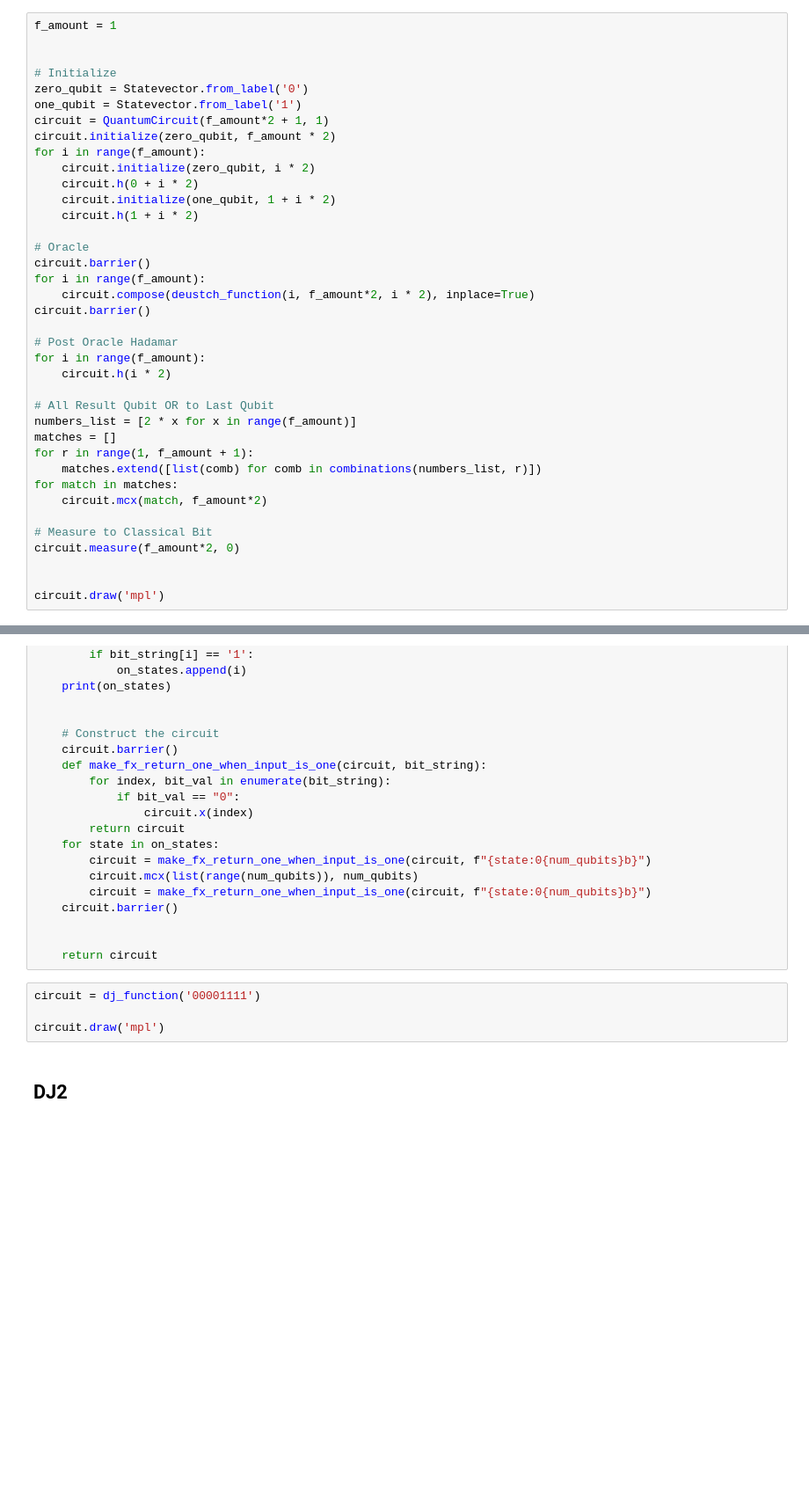
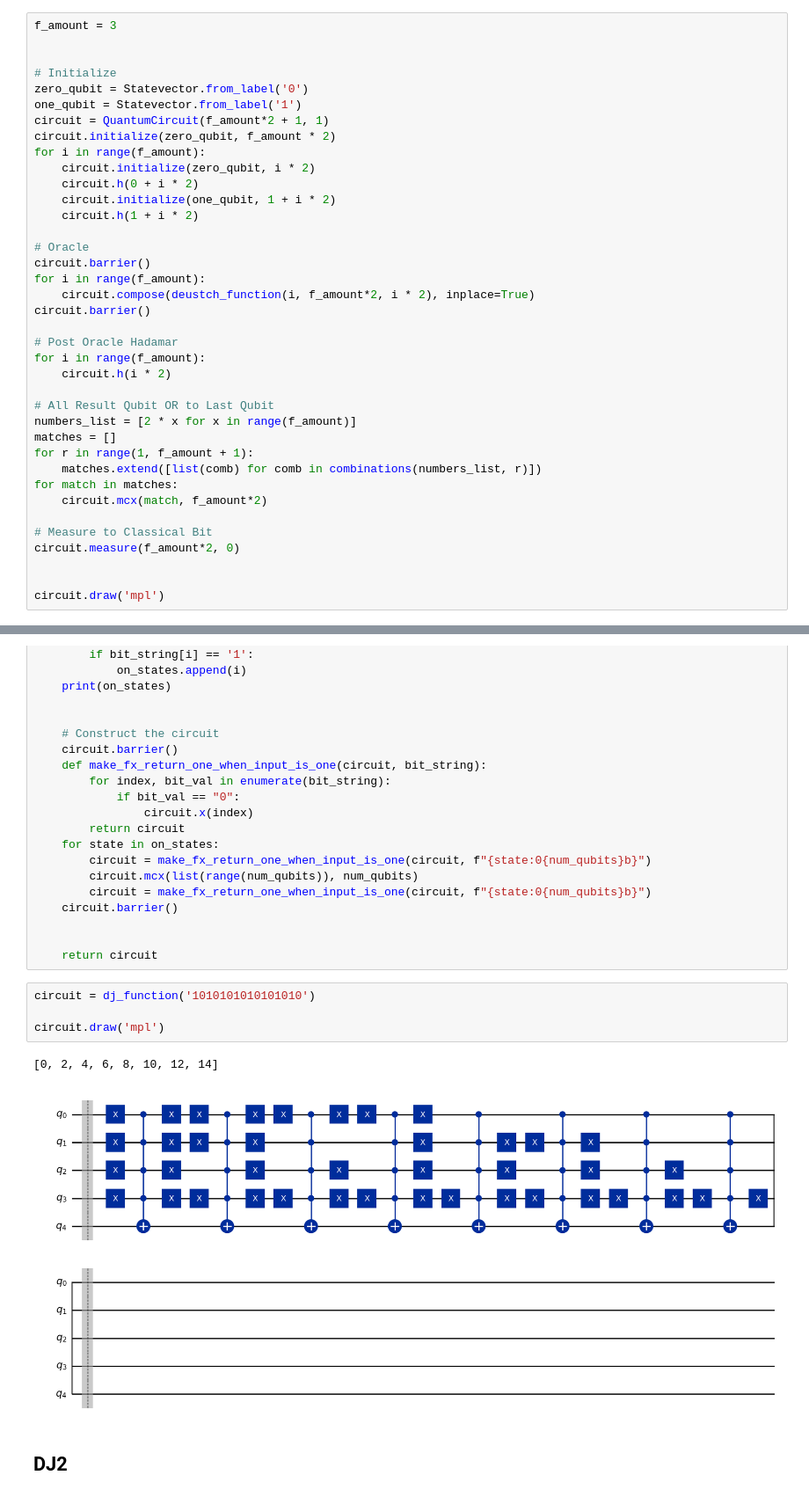
Before and after one commit to KungFur1/vu-ps-semester-7, a Jupyter notebook: quantum-computing/lab-2-1/lab.ipynb, the cells around one changed output, grey strips where cells are left out. Shown at 88% size. Drawn from its saved outputs; the diff is of its cells as text; blank space fills up the shorter version.

```diff
--- a/quantum-computing/lab-2-1/lab.ipynb
+++ b/quantum-computing/lab-2-1/lab.ipynb
@@ -33,7 +33,7 @@ def deustch_function(case: int, size, input_bit_index):
 ## D1
 Sukurkite qiskit/pennylane schemą, kuri turi 3 įvesties kubitus ir kuri kievienam iš jų lygiagrečiai realizuoja Deustsch algoritmą. Schema turi atsakyti į klausimą ar bent viena iš tų funkcijų yra subalansuota.
 # %%
-f_amount = 1
+f_amount = 3
 
 
 # Initialize
@@ -234,9 +234,12 @@ def dj_function(bit_string):
 
     return circuit
 # %%
-circuit = dj_function('00001111')
+circuit = dj_function('1010101010101010')
 
 circuit.draw('mpl')
+# %% [output]
+[0, 2, 4, 6, 8, 10, 12, 14]
+[figure, added]
 # %% [markdown]
 ## DJ2
 # %%
```
Also changed, not shown: parts of 10 cells of this notebook, 7 other files.
